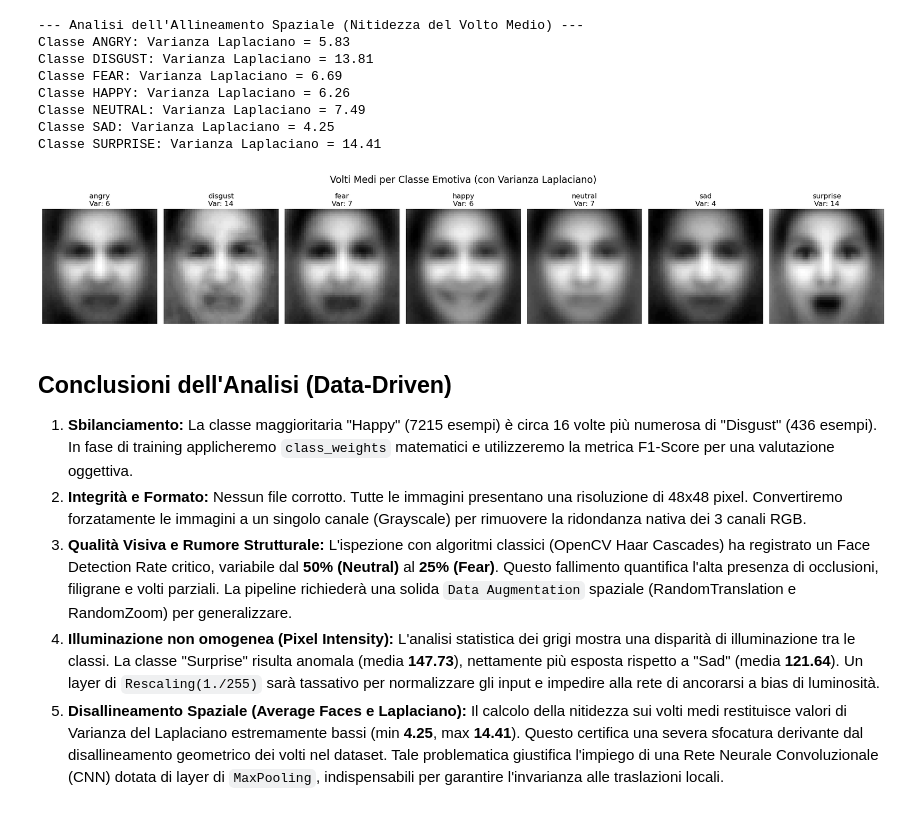
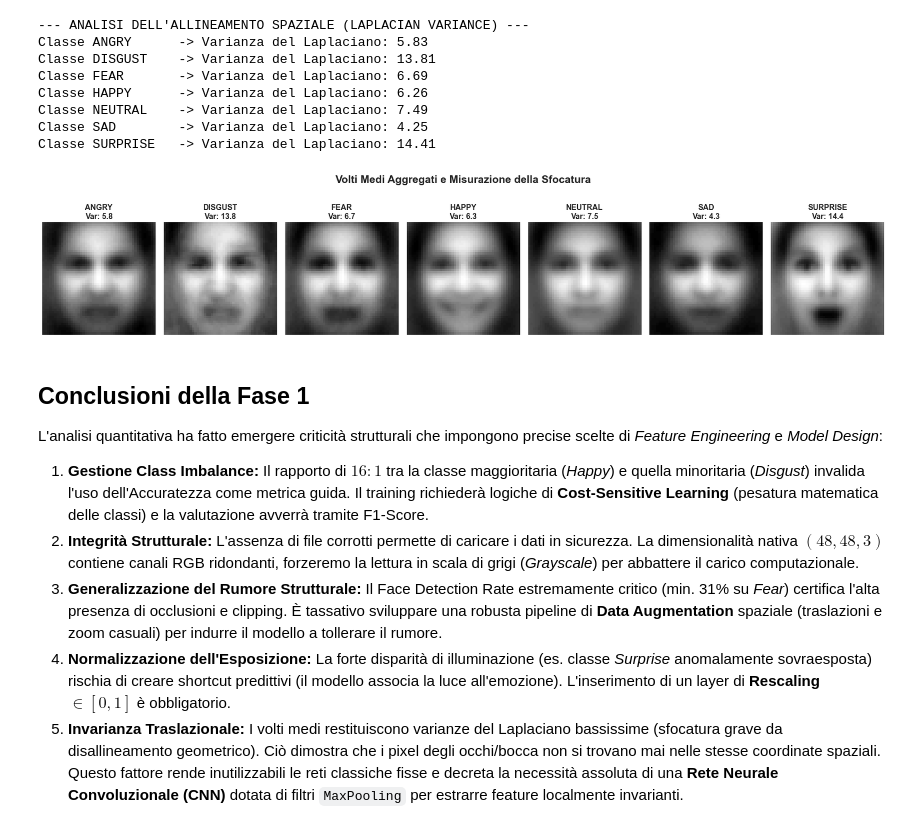
Before and after one commit to UgoManzoED/E.R.M.E.S., a Jupyter notebook: notebooks/01_EDA_Data_Analysis.ipynb, the cells around one changed output. Cells and saved outputs as stored; diff of their text form; code cells hidden in the pictures.

```diff
--- a/notebooks/01_EDA_Data_Analysis.ipynb
+++ b/notebooks/01_EDA_Data_Analysis.ipynb
@@ -16,8 +15,8 @@ Prima di procedere alla progettazione di un modello di Machine Learning, è fond
 # %%
 """
-Modulo di inizializzazione dell'ambiente e configurazione dei percorsi.
-Importa le librerie necessarie per l'elaborazione numerica, la Computer Vision
-e la Data Visualization.
+Modulo di inizializzazione dell'ambiente e configurazione globale.
+Importa le dipendenze per l'elaborazione numerica (NumPy), Computer Vision (OpenCV)
+e definisce lo stile globale per la Data Visualization.
 """
 
 import cv2
@@ -28,7 +27,13 @@ from pathlib import Path
 import random
 from typing import Tuple, Set, Dict
 
+# Configurazione stile grafico
+plt.style.use('seaborn-v0_8-darkgrid')
+sns.set_context("notebook", font_scale=1.1)
+
 # Configurazione del percorso principale verso i dati di training
 base_dir = Path('../data/fer2013/train')
-print(f"Percorso dataset: {base_dir.resolve()}")
+
+print("--- INIZIALIZZAZIONE AMBIENTE ---")
+print(f"Percorso dataset risolto: {base_dir.resolve()}")
 # %% [output]
@@ -272,59 +261,60 @@ Classe SURPRISE: Media (μ) = 147.73, Std (σ) = 64.09
 # %%
 """
-Modulo di Analisi dei Pattern Spaziali (Average Faces).
-
-Obiettivo: Verificare l'allineamento geometrico dei volti nel dataset.
-Metodologia: Somma tutte le immagini di una classe per creare un volto medio.
-Successivamente, applica il filtro Laplaciano al volto medio per calcolarne
-la Varianza (metrica di nitidezza). Una bassa varianza numerica indica
-un alto grado di sfocatura (volti non allineati).
+Modulo: Allineamento Spaziale e Volti Medi.
+Aggrega i campioni per creare un volto rappresentativo medio. Applica il filtro
+Laplaciano per calcolare la varianza (nitidezza): valori bassi indicano una
+severa mancanza di allineamento facciale nel dataset.
 """
 
-print("--- Analisi dell'Allineamento Spaziale (Nitidezza del Volto Medio) ---")
+print("--- ANALISI DELL'ALLINEAMENTO SPAZIALE (LAPLACIAN VARIANCE) ---")
 fig, axes = plt.subplots(1, len(emotions), figsize=(20, 4))
-fig.suptitle('Volti Medi per Classe Emotiva (con Varianza Laplaciano)', fontsize=16)
+fig.suptitle('Volti Medi Aggregati e Misurazione della Sfocatura', fontsize=18, fontweight='bold', y=1.05)
 
 for i, emotion in enumerate(emotions):
     emotion_path = base_dir / emotion
     all_images = list(emotion_path.glob('*'))
 
-    avg_img = np.zeros((48, 48), dtype=np.float64)
+    # Matrice di accumulo in virgola mobile per prevenire l'overflow
+    avg_img_float = np.zeros((48, 48), dtype=np.float64)
     valid_images = 0
 
     for img_path in all_images:
         img = cv2.imread(str(img_path), cv2.IMREAD_GRAYSCALE)
         if img is not None:
-            avg_img += img
+            avg_img_float += img
             valid_images += 1
 
-    avg_img = (avg_img / valid_images).astype(np.uint8)
+    # Normalizzazione per ottenere il volto medio reale
+    avg_img = (avg_img_float / valid_images).astype(np.uint8)
 
-    # Calcolo della Metrica di Blur (Varianza del Laplaciano)
+    # Calcolo della Varianza del Laplaciano (Misura di nitidezza/sfocatura)
     laplacian_var = cv2.Laplacian(avg_img, cv2.CV_64F).var()
-    print(f"Classe {emotion.upper()}: Varianza Laplaciano = {laplacian_var:.2f}")
+    print(f"Classe {emotion.upper():<10} -> Varianza del Laplaciano: {laplacian_var:.2f}")
 
     axes[i].imshow(avg_img, cmap='gray')
-    axes[i].set_title(f"{emotion}\nVar: {laplacian_var:.0f}")
+    axes[i].set_title(f"{emotion.upper()}\nVar: {laplacian_var:.1f}", fontsize=13, fontweight='bold')
     axes[i].axis('off')
 
 plt.tight_layout()
-plt.subplots_adjust(top=0.85)
 plt.savefig('average_faces.svg', format='svg', bbox_inches='tight')
 plt.show()
 # %% [output]
---- Analisi dell'Allineamento Spaziale (Nitidezza del Volto Medio) ---
-Classe ANGRY: Varianza Laplaciano = 5.83
-Classe DISGUST: Varianza Laplaciano = 13.81
-Classe FEAR: Varianza Laplaciano = 6.69
-Classe HAPPY: Varianza Laplaciano = 6.26
-Classe NEUTRAL: Varianza Laplaciano = 7.49
-Classe SAD: Varianza Laplaciano = 4.25
-Classe SURPRISE: Varianza Laplaciano = 14.41
+--- ANALISI DELL'ALLINEAMENTO SPAZIALE (LAPLACIAN VARIANCE) ---
+Classe ANGRY      -> Varianza del Laplaciano: 5.83
+Classe DISGUST    -> Varianza del Laplaciano: 13.81
+Classe FEAR       -> Varianza del Laplaciano: 6.69
+Classe HAPPY      -> Varianza del Laplaciano: 6.26
+Classe NEUTRAL    -> Varianza del Laplaciano: 7.49
+Classe SAD        -> Varianza del Laplaciano: 4.25
+Classe SURPRISE   -> Varianza del Laplaciano: 14.41
-[figure, old version]
+[figure, new version]
 # %% [markdown]
-## Conclusioni dell'Analisi (Data-Driven)
-1. **Sbilanciamento:** La classe maggioritaria "Happy" (7215 esempi) è circa 16 volte più numerosa di "Disgust" (436 esempi). In fase di training applicheremo `class_weights` matematici e utilizzeremo la metrica F1-Score per una valutazione oggettiva.
-2. **Integrità e Formato:** Nessun file corrotto. Tutte le immagini presentano una risoluzione di 48x48 pixel. Convertiremo forzatamente le immagini a un singolo canale (Grayscale) per rimuovere la ridondanza nativa dei 3 canali RGB.
-3. **Qualità Visiva e Rumore Strutturale:** L'ispezione con algoritmi classici (OpenCV Haar Cascades) ha registrato un Face Detection Rate critico, variabile dal **50% (Neutral)** al **25% (Fear)**. Questo fallimento quantifica l'alta presenza di occlusioni, filigrane e volti parziali. La pipeline richiederà una solida `Data Augmentation` spaziale (RandomTranslation e RandomZoom) per generalizzare.
-4. **Illuminazione non omogenea (Pixel Intensity):** L'analisi statistica dei grigi mostra una disparità di illuminazione tra le classi. La classe "Surprise" risulta anomala (media **147.73**), nettamente più esposta rispetto a "Sad" (media **121.64**). Un layer di `Rescaling(1./255)` sarà tassativo per normalizzare gli input e impedire alla rete di ancorarsi a bias di luminosità.
-5. **Disallineamento Spaziale (Average Faces e Laplaciano):** Il calcolo della nitidezza sui volti medi restituisce valori di Varianza del Laplaciano estremamente bassi (min **4.25**, max **14.41**). Questo certifica una severa sfocatura derivante dal disallineamento geometrico dei volti nel dataset. Tale problematica giustifica l'impiego di una Rete Neurale Convoluzionale (CNN) dotata di layer di `MaxPooling`, indispensabili per garantire l'invarianza alle traslazioni locali.
+## Conclusioni della Fase 1
+
+L'analisi quantitativa ha fatto emergere criticità strutturali che impongono precise scelte di *Feature Engineering* e *Model Design*:
+
+1. **Gestione Class Imbalance:** Il rapporto di $16:1$ tra la classe maggioritaria (*Happy*) e quella minoritaria (*Disgust*) invalida l'uso dell'Accuratezza come metrica guida. Il training richiederà logiche di **Cost-Sensitive Learning** (pesatura matematica delle classi) e la valutazione avverrà tramite F1-Score.
+2. **Integrità Strutturale:** L'assenza di file corrotti permette di caricare i dati in sicurezza. La dimensionalità nativa $(48, 48, 3)$ contiene canali RGB ridondanti, forzeremo la lettura in scala di grigi (*Grayscale*) per abbattere il carico computazionale.
+3. **Generalizzazione del Rumore Strutturale:** Il Face Detection Rate estremamente critico (min. 31% su *Fear*) certifica l'alta presenza di occlusioni e clipping. È tassativo sviluppare una robusta pipeline di **Data Augmentation** spaziale (traslazioni e zoom casuali) per indurre il modello a tollerare il rumore.
+4. **Normalizzazione dell'Esposizione:** La forte disparità di illuminazione (es. classe *Surprise* anomalamente sovraesposta) rischia di creare shortcut predittivi (il modello associa la luce all'emozione). L'inserimento di un layer di **Rescaling** $\in [0, 1]$ è obbligatorio.
+5. **Invarianza Traslazionale:** I volti medi restituiscono varianze del Laplaciano bassissime (sfocatura grave da disallineamento geometrico). Ciò dimostra che i pixel degli occhi/bocca non si trovano mai nelle stesse coordinate spaziali. Questo fattore rende inutilizzabili le reti classiche fisse e decreta la necessità assoluta di una **Rete Neurale Convoluzionale (CNN)** dotata di filtri `MaxPooling` per estrarre feature localmente invarianti.
```
Also changed, not shown: parts of 8 cells of this notebook, 1 other file.
